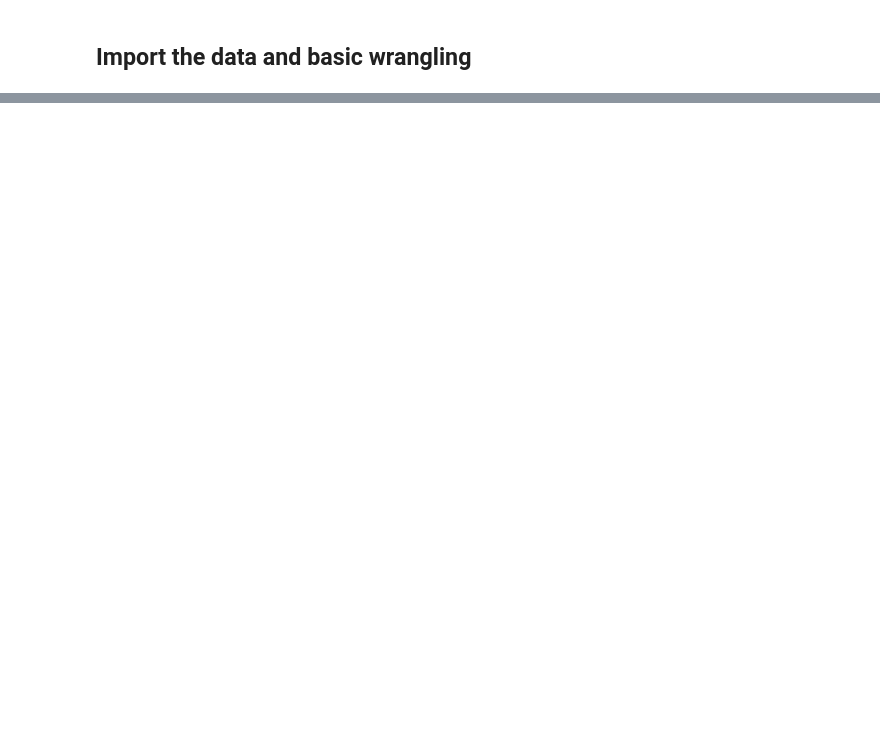
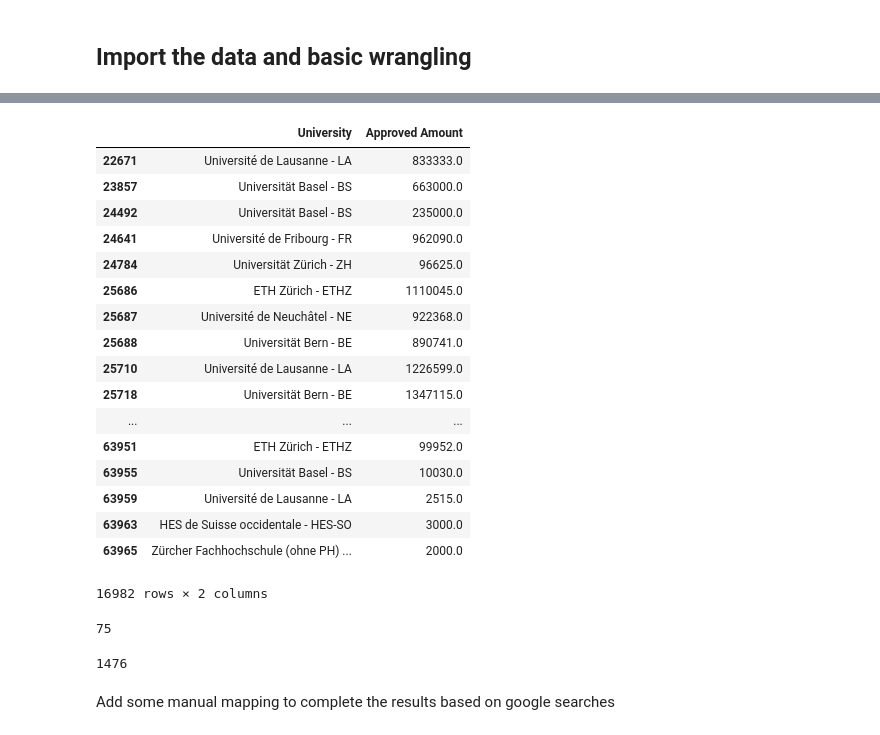
Before and after one commit to mgoretti/ada, a Jupyter notebook: 03 - Interactive Viz/Grantmap.ipynb, the cells around one changed output, grey strips where cells are left out. Saved outputs shown, nothing was run; the diff lists cells and outputs as text; code cells hidden in the pictures; blank space fills up the shorter version.

```diff
--- a/03 - Interactive Viz/Grantmap.ipynb
+++ b/03 - Interactive Viz/Grantmap.ipynb
@@ -35 +39,34 @@ df
 17073 rows × 2 columns
+# %%
+# cleaning
+df = df[df['Approved Amount'] != 'data not included in P3']
+
+# make the approved amount col a float
+# remove a false positive warning
+pd.options.mode.chained_assignment = None
+df['Approved Amount'] = df['Approved Amount'].map(lambda x: float(x))
+df
+# %% [output]
+|  | University | Approved Amount |
+| 22671 | Université de Lausanne - LA | 833333.0 |
+| 23857 | Universität Basel - BS | 663000.0 |
+| 24492 | Universität Basel - BS | 235000.0 |
+| 24641 | Université de Fribourg - FR | 962090.0 |
+| 24784 | Universität Zürich - ZH | 96625.0 |
+| 25686 | ETH Zürich - ETHZ | 1110045.0 |
+| 25687 | Université de Neuchâtel - NE | 922368.0 |
+| 25688 | Universität Bern - BE | 890741.0 |
+| 25710 | Université de Lausanne - LA | 1226599.0 |
+| 25718 | Universität Bern - BE | 1347115.0 |
+| ... | ... | ... |
+| 63951 | ETH Zürich - ETHZ | 99952.0 |
+| 63955 | Universität Basel - BS | 10030.0 |
+| 63959 | Université de Lausanne - LA | 2515.0 |
+| 63963 | HES de Suisse occidentale - HES-SO | 3000.0 |
+| 63965 | Zürcher Fachhochschule (ohne PH) ... | 2000.0 |
+16982 rows × 2 columns
+# %%
+# only 75 values, we could do the mapping manually
+len(list(df['University'].value_counts()))
+# %% [output]
+75
@@ -35,0 +112,7 @@ df
+# %%
+# we still have 1476 entries that don't have a matching
+len(grants[grants['canton'].isnull()])
+# %% [output]
+1476
+# %% [markdown]
+Add some manual mapping to complete the results based on google searches
```
Also changed, not shown: parts of 8 cells of this notebook.
